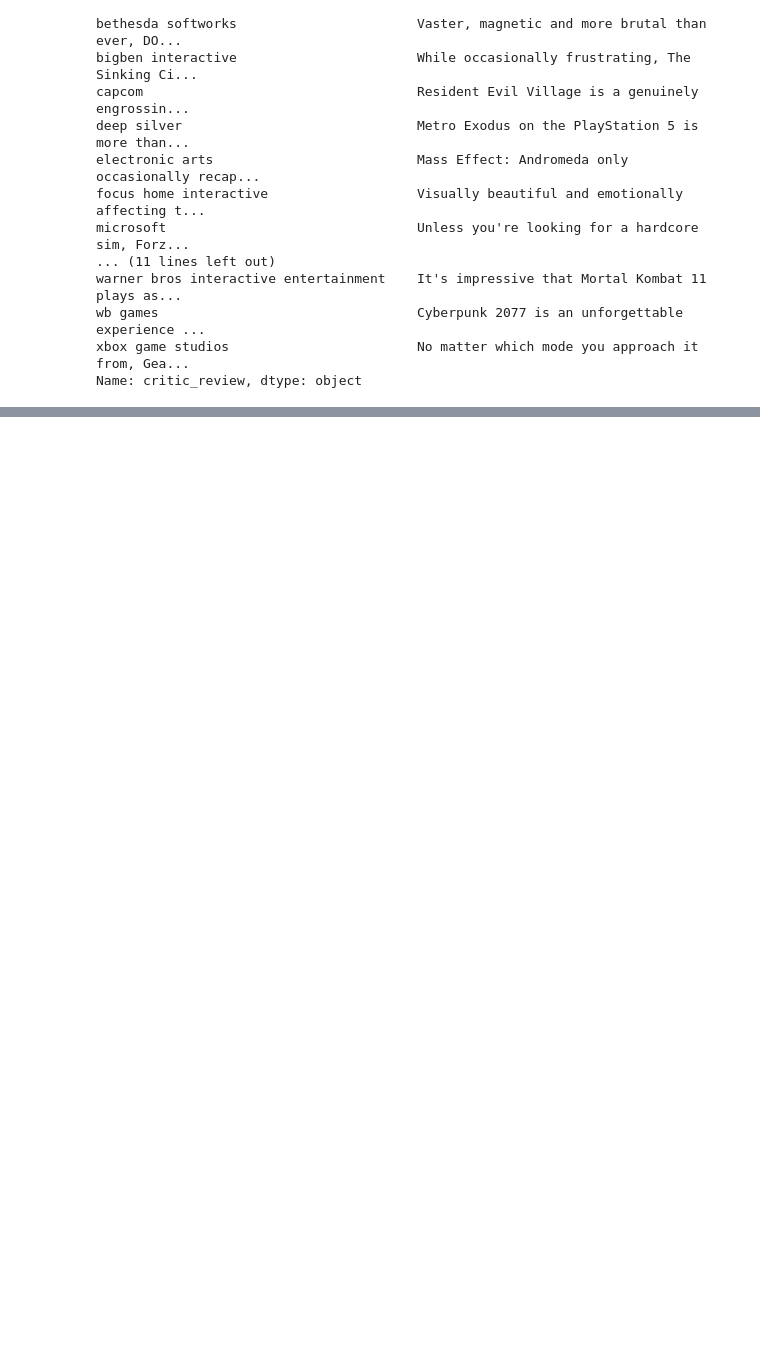
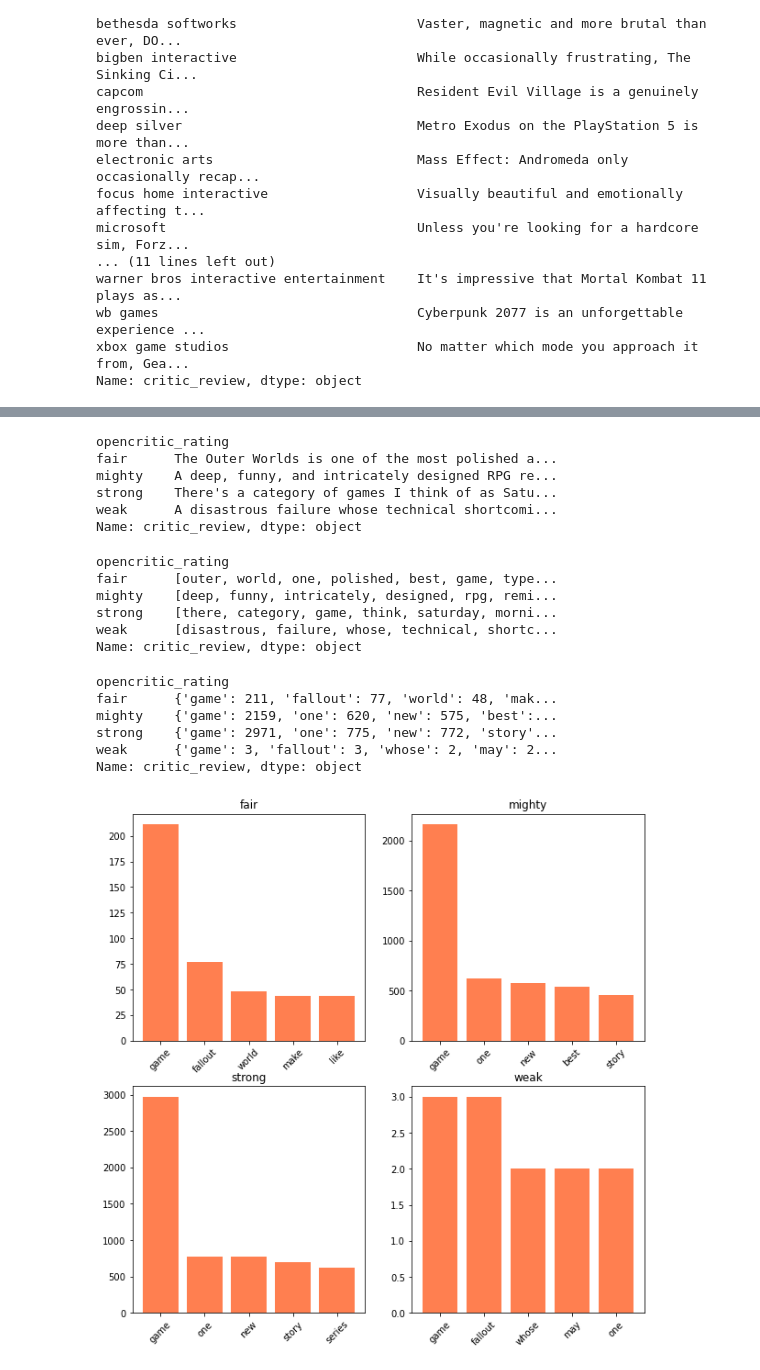
Before and after one commit to Maddix88/python_msc_coursework, a Jupyter notebook: Data analysis code.ipynb, the cells around one changed output, grey strips where cells are left out. Cells and saved outputs as stored; diff of their text form; code cells hidden in the pictures; blank space fills up the shorter version.

```diff
--- a/Data analysis code.ipynb
+++ b/Data analysis code.ipynb
@@ -515,13 +470,13 @@ Name: critic_review, dtype: object
 # %%
 #plot top 5 words by publisher
-top_5_words_vals = top_5_words.values
-top_5_words_index = top_5_words.index
+top_5_words_vals = top_5_words_publishers.values
+top_5_words_index = top_5_words_publishers.index
 len(top_5_words_vals)
 
 fig, ax = plt.subplots(5,5,figsize=(15,15))
 ax = ax.flatten()
 
-for i in range(len(top_5_words)):
+for i in range(len(top_5_words_publishers)):
     ax[i].bar(top_5_words_vals[i].keys(), top_5_words_vals[i].values(), color='coral')
     ax[i].set_title(top_5_words_index[i])
     ax[i].set_xticklabels(top_5_words_vals[i].keys(), rotation=45)
@@ -542,0 +537,51 @@ df6 = df.copy()
+# %%
+#group by opencritic_rating
+ratings_grouped = df_q5.groupby('opencritic_rating').critic_review.apply(lambda x: ''.join(x))
+ratings_grouped
+# %% [output]
+opencritic_rating
+fair      The Outer Worlds is one of the most polished a...
+mighty    A deep, funny, and intricately designed RPG re...
+strong    There's a category of games I think of as Satu...
+weak      A disastrous failure whose technical shortcomi...
+Name: critic_review, dtype: object
+# %%
+#process the text before separating into the top words using process_text function
+
+#process text
+ratings_grouped = ratings_grouped.apply(lambda x: process_text(x))
+
+ratings_grouped
+# %% [output]
+opencritic_rating
+fair      [outer, world, one, polished, best, game, type...
+mighty    [deep, funny, intricately, designed, rpg, remi...
+strong    [there, category, game, think, saturday, morni...
+weak      [disastrous, failure, whose, technical, shortc...
+Name: critic_review, dtype: object
+# %%
+top_5_words_ratings = ratings_grouped.apply(lambda x: dict(FreqDist(x).most_common(5)))
+top_5_words_ratings
+# %% [output]
+opencritic_rating
+fair      {'game': 211, 'fallout': 77, 'world': 48, 'mak...
+mighty    {'game': 2159, 'one': 620, 'new': 575, 'best':...
+strong    {'game': 2971, 'one': 775, 'new': 772, 'story'...
+weak      {'game': 3, 'fallout': 3, 'whose': 2, 'may': 2...
+Name: critic_review, dtype: object
+# %%
+#plot the four ratings
+top_5_words_ratings_vals = top_5_words_ratings.values
+top_5_words_ratings_index = top_5_words_ratings.index
+
+fig, ax = plt.subplots(2,2,figsize=(10,10))
+ax = ax.flatten()
+
+for i in range(len(top_5_words_ratings)):
+    ax[i].bar(top_5_words_ratings_vals[i].keys(), top_5_words_ratings_vals[i].values(), color='coral')
+    ax[i].set_title(top_5_words_ratings_index[i])
+    ax[i].set_xticklabels(top_5_words_ratings_vals[i].keys(), rotation=45)
+
+plt.show()
+# %% [output]
+[figure, added]
```
Also changed, not shown: parts of 18 cells of this notebook.
